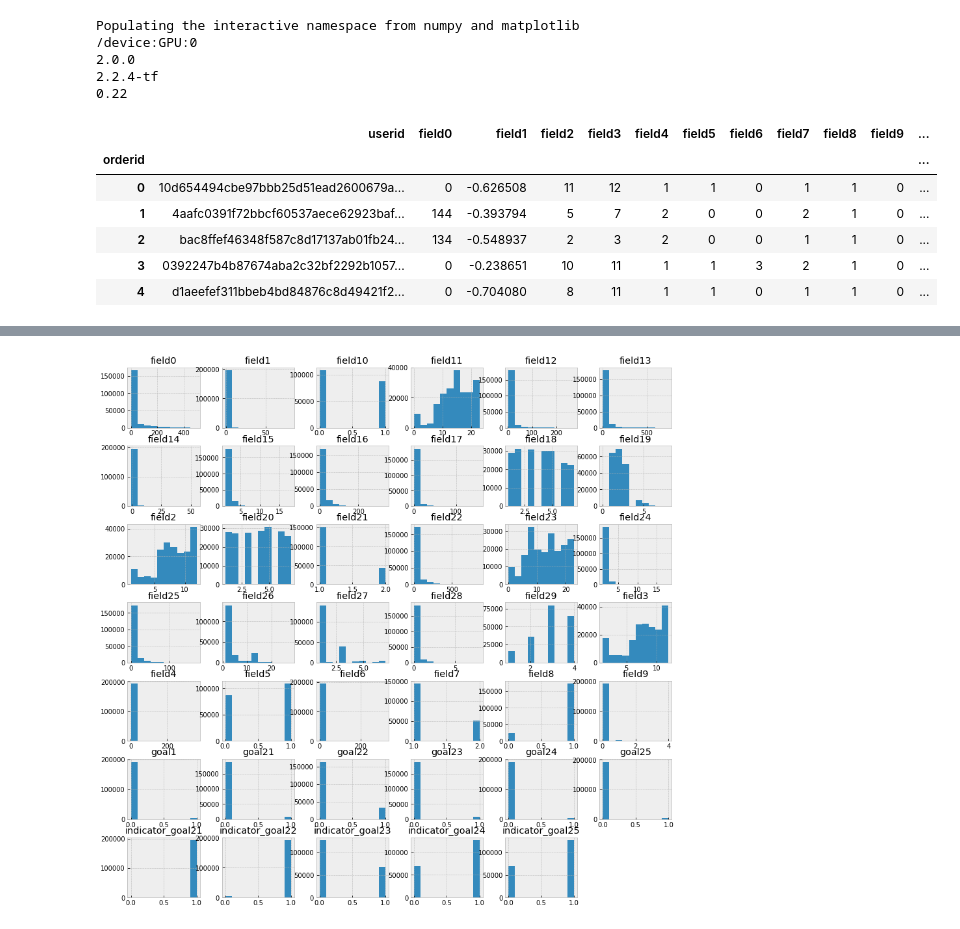
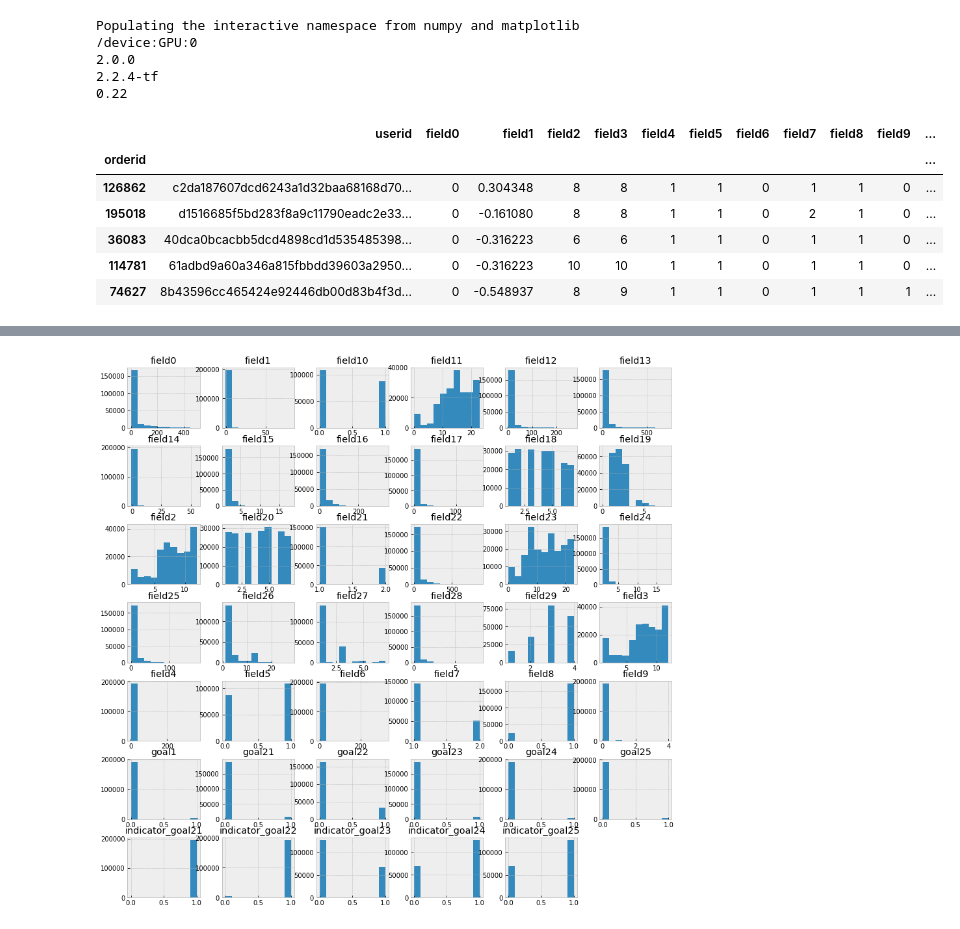
Before and after one commit to andygoosh/OneTwoTrip-Contest, a Jupyter notebook: workinprogress.ipynb, the cells around one changed output, grey strips where cells are left out. Drawn from its saved outputs; the diff is of its cells as text; code cells hidden in the pictures.

```diff
--- a/workinprogress.ipynb
+++ b/workinprogress.ipynb
@@ -54,40 +54,42 @@ from imblearn.under_sampling import RandomUnderSampler
 from sklearn.utils import resample
 from sklearn.pipeline import make_pipeline
 from sklearn.inspection import permutation_importance
 from sklearn.model_selection import train_test_split
 from sklearn.preprocessing import OneHotEncoder
 from sklearn.decomposition import PCA
 import sklearn.ensemble
 
 import warnings
 logger = tf.get_logger()
 logger.setLevel(logging.ERROR)
 pd.options.display.max_rows = 10
 pd.options.display.float_format = '{:.6f}'.format
 
 RS = 77
 rn.seed(RS)
 tf.random.set_seed(RS)
 np.random.seed(RS)
 np.random.RandomState(RS)
 
-df_train = pd.read_csv('https://boosters.pro/api/ch/files/pub/onetwotrip_challenge_train.csv', index_col='orderid', dtype={'field1': np.float32, 'field14': np.float32})
-df_test = pd.read_csv('https://boosters.pro/api/ch/files/pub/onetwotrip_challenge_test.csv', index_col='orderid', dtype={'field1': np.float32, 'field14': np.float32})
+df_train = pd.read_csv('https://boosters.pro/api/ch/files/pub/onetwotrip_challenge_train.csv', index_col='orderid') #, dtype={'field1': np.float32, 'field14': np.float32})
+df_test = pd.read_csv('https://boosters.pro/api/ch/files/pub/onetwotrip_challenge_test.csv', index_col='orderid') #, dtype={'field1': np.float32, 'field14': np.float32})
+
+df_train, df_oof = train_test_split(df_train, random_state=RS, shuffle=True, test_size=0.1)
 
 df_train.head()
 # %% [output]
 Populating the interactive namespace from numpy and matplotlib
 /device:GPU:0
 2.0.0
 2.2.4-tf
 0.22
 |  | userid | field0 | field1 | field2 | field3 | field4 | field5 | field6 | field7 | field8 | field9 | ... |
 | orderid |  |  |  |  |  |  |  |  |  |  |  | ... |
-| 0 | 10d654494cbe97bbb25d51ead2600679a... | 0 | -0.626508 | 11 | 12 | 1 | 1 | 0 | 1 | 1 | 0 | ... |
-| 1 | 4aafc0391f72bbcf60537aece62923baf... | 144 | -0.393794 | 5 | 7 | 2 | 0 | 0 | 2 | 1 | 0 | ... |
-| 2 | bac8ffef46348f587c8d17137ab01fb24... | 134 | -0.548937 | 2 | 3 | 2 | 0 | 0 | 1 | 1 | 0 | ... |
-| 3 | 0392247b4b87674aba2c32bf2292b1057... | 0 | -0.238651 | 10 | 11 | 1 | 1 | 3 | 2 | 1 | 0 | ... |
-| 4 | d1aeefef311bbeb4bd84876c8d49421f2... | 0 | -0.704080 | 8 | 11 | 1 | 1 | 0 | 1 | 1 | 0 | ... |
+| 126862 | c2da187607dcd6243a1d32baa68168d70... | 0 | 0.304348 | 8 | 8 | 1 | 1 | 0 | 1 | 1 | 0 | ... |
+| 195018 | d1516685f5bd283f8a9c11790eadc2e33... | 0 | -0.161080 | 8 | 8 | 1 | 1 | 0 | 2 | 1 | 0 | ... |
+| 36083 | 40dca0bcacbb5dcd4898cd1d535485398... | 0 | -0.316223 | 6 | 6 | 1 | 1 | 0 | 1 | 1 | 0 | ... |
+| 114781 | 61adbd9a60a346a815fbbdd39603a2950... | 0 | -0.316223 | 10 | 10 | 1 | 1 | 0 | 1 | 1 | 0 | ... |
+| 74627 | 8b43596cc465424e92446db00d83b4f3d... | 0 | -0.548937 | 8 | 9 | 1 | 1 | 0 | 1 | 1 | 1 | ... |
 # %%
 df_train.describe()
 # %% [output]
```
Also changed, not shown: parts of 13 cells of this notebook.
